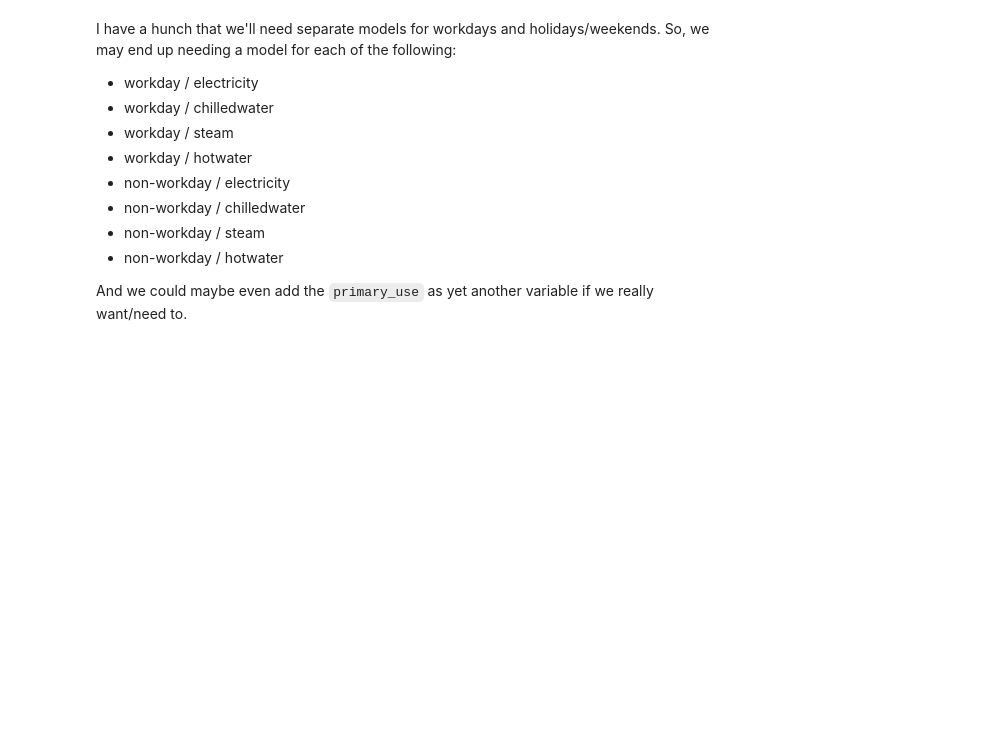
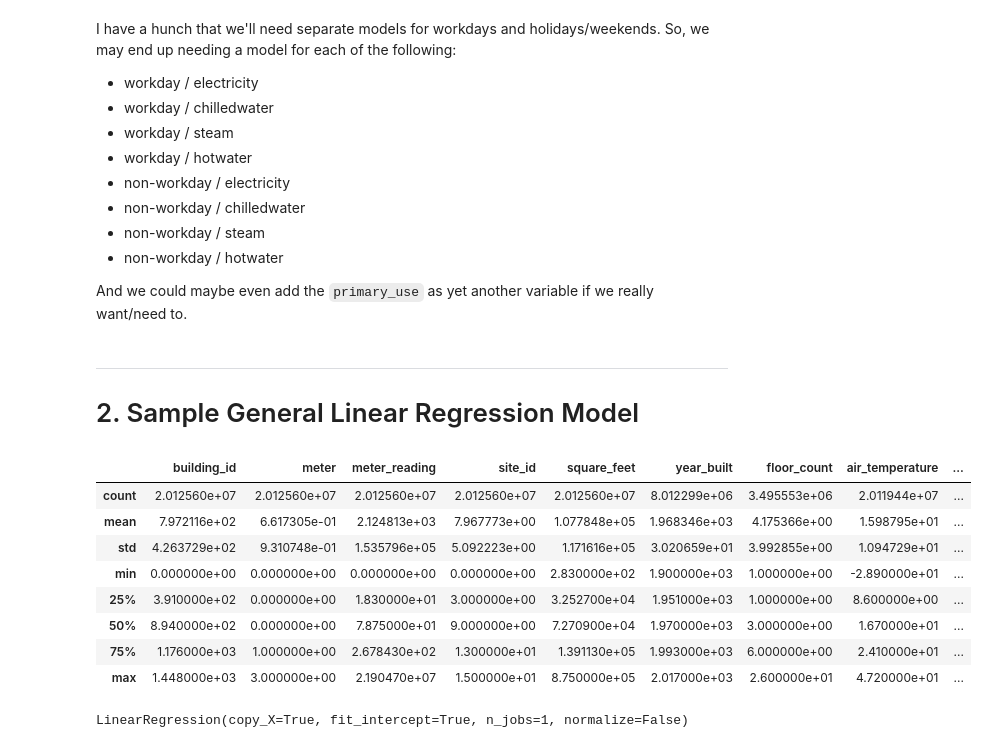
Before and after one commit to rupalisaini/energypredictor, a Jupyter notebook: energypredictor.ipynb, the cells around one changed output. Saved outputs shown, nothing was run; the diff lists cells and outputs as text; code cells hidden in the pictures; blank space fills up the shorter version.

Commit message:
Added sample general linear regression model

```diff
--- a/energypredictor.ipynb
+++ b/energypredictor.ipynb
@@ -257,3 +262,18 @@ So, we may end up needing a model for each of the following:
 * non-workday / hotwater
 
 And we could maybe even add the `primary_use` as yet another variable if we really want/need to.
+# %% [markdown]
+---
+# 2. Sample General Linear Regression Model
+# %%
+fullTraining.describe()
+# %% [output]
+|  | building_id | meter | meter_reading | site_id | square_feet | year_built | floor_count | air_temperature | ... |
+| count | 2.012560e+07 | 2.012560e+07 | 2.012560e+07 | 2.012560e+07 | 2.012560e+07 | 8.012299e+06 | 3.495553e+06 | 2.011944e+07 | ... |
+| mean | 7.972116e+02 | 6.617305e-01 | 2.124813e+03 | 7.967773e+00 | 1.077848e+05 | 1.968346e+03 | 4.175366e+00 | 1.598795e+01 | ... |
+| std | 4.263729e+02 | 9.310748e-01 | 1.535796e+05 | 5.092223e+00 | 1.171616e+05 | 3.020659e+01 | 3.992855e+00 | 1.094729e+01 | ... |
+| min | 0.000000e+00 | 0.000000e+00 | 0.000000e+00 | 0.000000e+00 | 2.830000e+02 | 1.900000e+03 | 1.000000e+00 | -2.890000e+01 | ... |
+| 25% | 3.910000e+02 | 0.000000e+00 | 1.830000e+01 | 3.000000e+00 | 3.252700e+04 | 1.951000e+03 | 1.000000e+00 | 8.600000e+00 | ... |
+| 50% | 8.940000e+02 | 0.000000e+00 | 7.875000e+01 | 9.000000e+00 | 7.270900e+04 | 1.970000e+03 | 3.000000e+00 | 1.670000e+01 | ... |
+| 75% | 1.176000e+03 | 1.000000e+00 | 2.678430e+02 | 1.300000e+01 | 1.391130e+05 | 1.993000e+03 | 6.000000e+00 | 2.410000e+01 | ... |
+| max | 1.448000e+03 | 3.000000e+00 | 2.190470e+07 | 1.500000e+01 | 8.750000e+05 | 2.017000e+03 | 2.600000e+01 | 4.720000e+01 | ... |
@@ -259,0 +288,5 @@ And we could maybe even add the `primary_use` as yet another variable if we real
+# %%
+regressor = LinearRegression()
+regressor.fit(X, y)
+# %% [output]
+LinearRegression(copy_X=True, fit_intercept=True, n_jobs=1, normalize=False)
```
Also changed, not shown: parts of 4 cells of this notebook.
